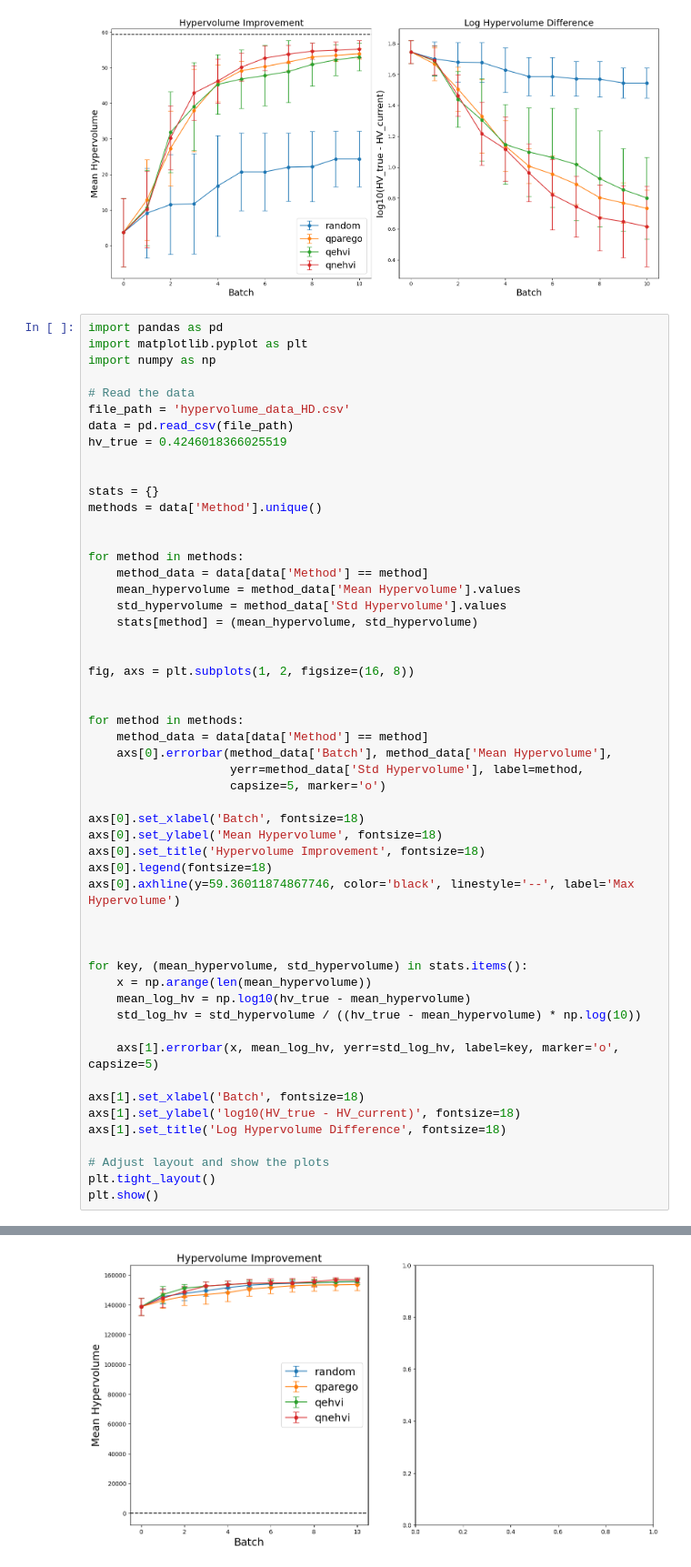
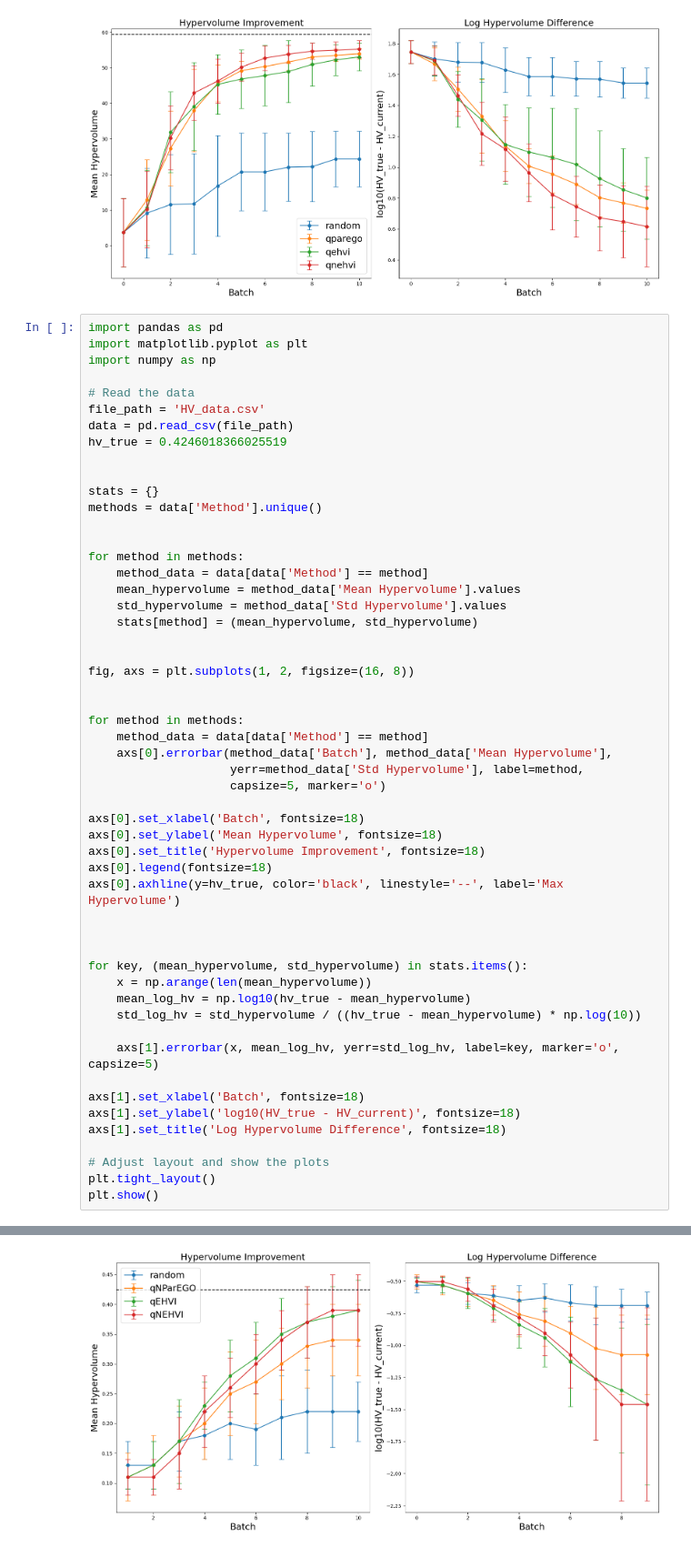
Before and after one commit to Schubydo/msc_code, a Jupyter notebook: MO_Numerical_Experiments/plots.ipynb, the cells around one changed output, grey strips where cells are left out. Shown at 91% size. Saved outputs shown, nothing was run; the diff lists cells and outputs as text.

```diff
--- a/MO_Numerical_Experiments/plots.ipynb
+++ b/MO_Numerical_Experiments/plots.ipynb
@@ -59,7 +59,7 @@ import matplotlib.pyplot as plt
 import numpy as np
 
 # Read the data
-file_path = 'hypervolume_data_HD.csv'
+file_path = 'HV_data.csv'
 data = pd.read_csv(file_path)
 hv_true = 0.4246018366025519
 
@@ -88,7 +88,7 @@ axs[0].set_xlabel('Batch', fontsize=18)
 axs[0].set_ylabel('Mean Hypervolume', fontsize=18)
 axs[0].set_title('Hypervolume Improvement', fontsize=18)
 axs[0].legend(fontsize=18)
-axs[0].axhline(y=59.36011874867746, color='black', linestyle='--', label='Max Hypervolume')
+axs[0].axhline(y=hv_true, color='black', linestyle='--', label='Max Hypervolume')
 
 
 
@@ -111 +110 @@ ValueError: 'yerr' must not contain negative values
-[figure, old version]
+[figure, new version]
```
Also changed, not shown: parts of 1 cell of this notebook, 3 other files.
